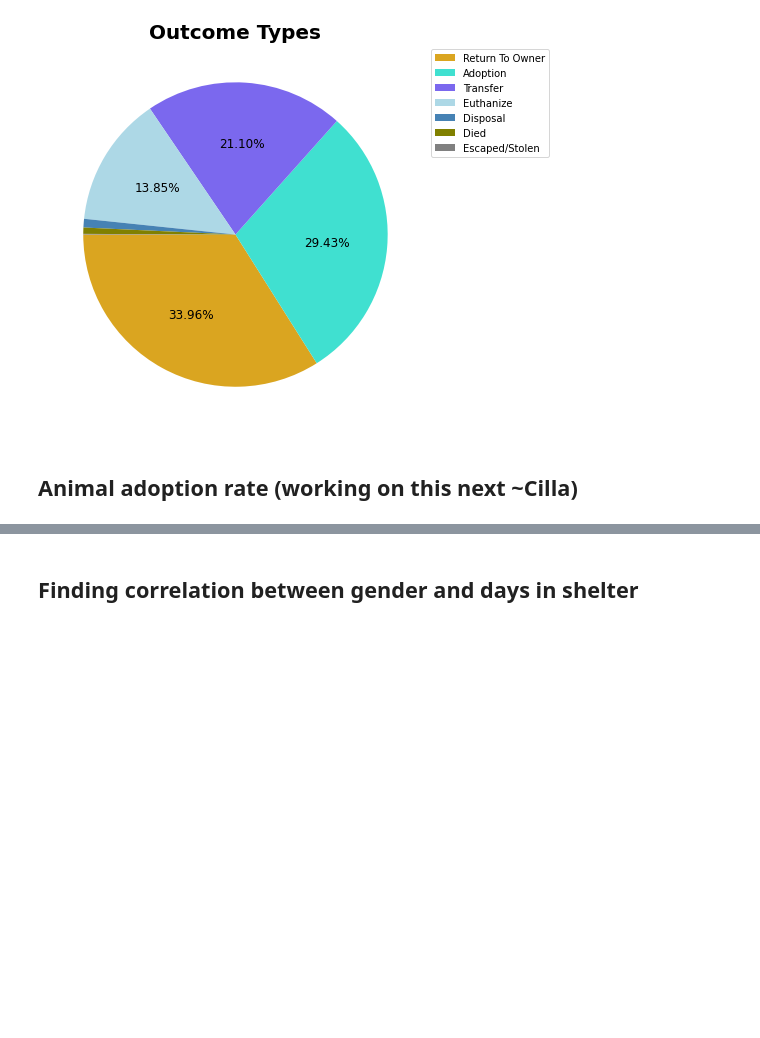
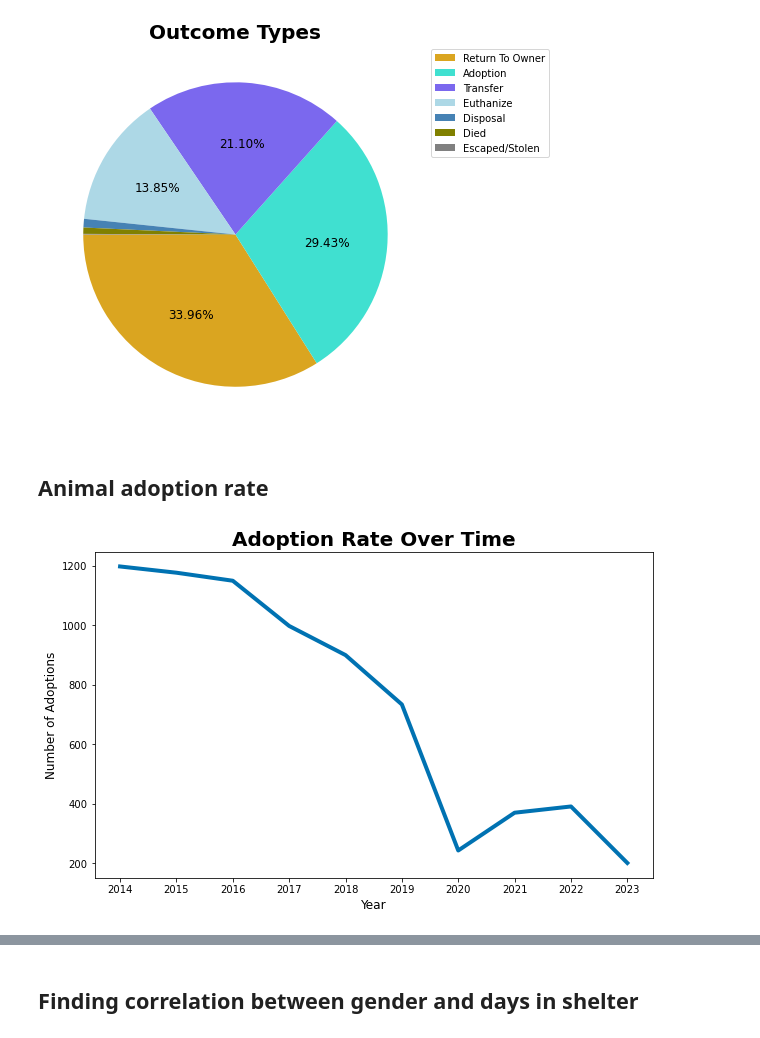
Before and after one commit to cillam/animal_shelter, a Jupyter notebook: animal_shelter_data_analysis.ipynb, the cells around one changed output, grey strips where cells are left out. Cells and saved outputs as stored; diff of their text form; code cells hidden in the pictures; blank space fills up the shorter version.

Commit message:
Added plotting related to adoptions. Updated import statement for project_functions.py

```diff
--- a/animal_shelter_data_analysis.ipynb
+++ b/animal_shelter_data_analysis.ipynb
@@ -136,4 +120,4 @@ type_pie_chart(outcomes, "Outcome Types")
 # %% [output]
 [figure]
 # %% [markdown]
-## Animal adoption rate (working on this next ~Cilla)
+## Animal adoption rate
@@ -142,0 +124,13 @@ type_pie_chart(outcomes, "Outcome Types")
+# %%
+adoptions = df[["Outcome Date", "Outcome Type"]].mask(df["Outcome Type"] != "ADOPTION", inplace=False)
+yearly_adoptions =  Series.sort_index(adoptions["Outcome Date"].dt.year.value_counts())
+
+plt.figure(figsize=(10, 6))
+plt.plot(yearly_adoptions, linewidth=4)
+plt.title("Adoption Rate Over Time", size=20, weight="bold")
+plt.xticks(yearly_adoptions.index.values)
+plt.ylabel("Number of Adoptions", size=12)
+plt.xlabel("Year", size=12)
+plt.show()
+# %% [output]
+[figure, added]
```
Also changed, not shown: parts of 12 cells of this notebook, 1 other file.
